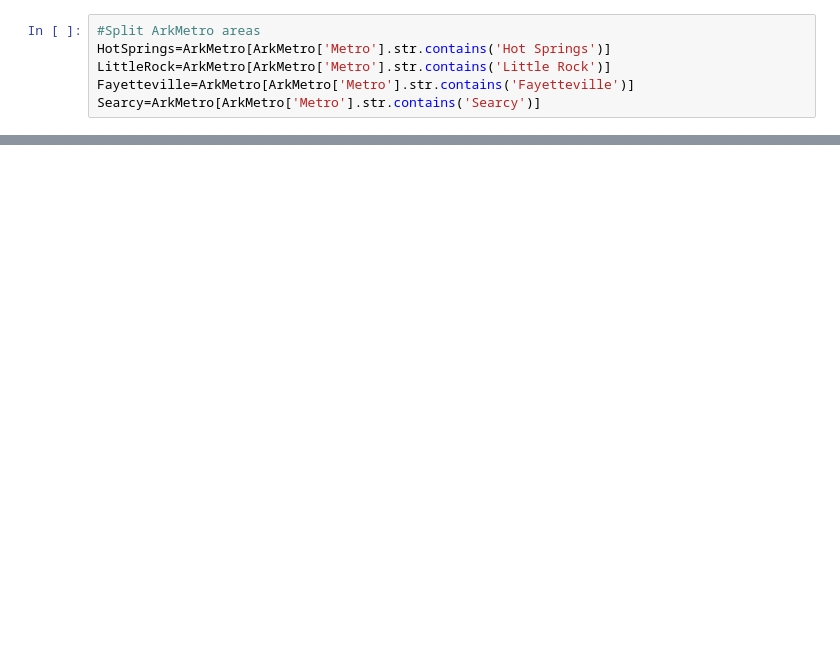
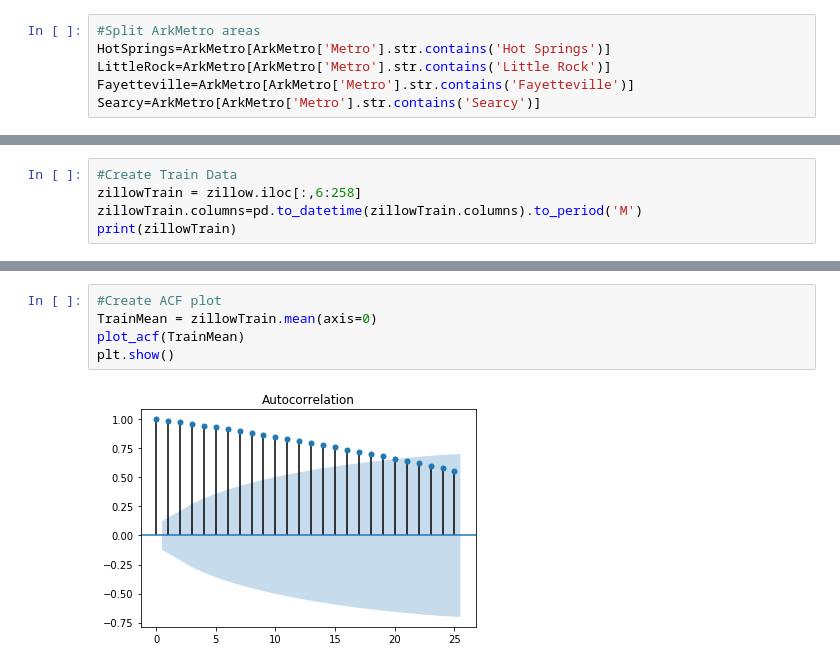
Before and after one commit to davedoman14/IST718, a Jupyter notebook: Assignments/Holden_Herrell_IST718_Lab2.ipynb, the cells around one changed output, grey strips where cells are left out. Drawn from its saved outputs; the diff is of its cells as text; blank space fills up the shorter version.

```diff
--- a/Assignments/Holden_Herrell_IST718_Lab2.ipynb
+++ b/Assignments/Holden_Herrell_IST718_Lab2.ipynb
@@ -351,0 +236,5 @@ max    5.690864e+06
+# %%
+#Create Train Data
+zillowTrain = zillow.iloc[:,6:258]
+zillowTrain.columns=pd.to_datetime(zillowTrain.columns).to_period('M')
+print(zillowTrain)
@@ -351,0 +306,7 @@ max    5.690864e+06
+# %%
+#Create ACF plot
+TrainMean = zillowTrain.mean(axis=0)
+plot_acf(TrainMean)
+plt.show()
+# %% [output]
+[figure, added]
```
Also changed, not shown: parts of 34 cells of this notebook.
